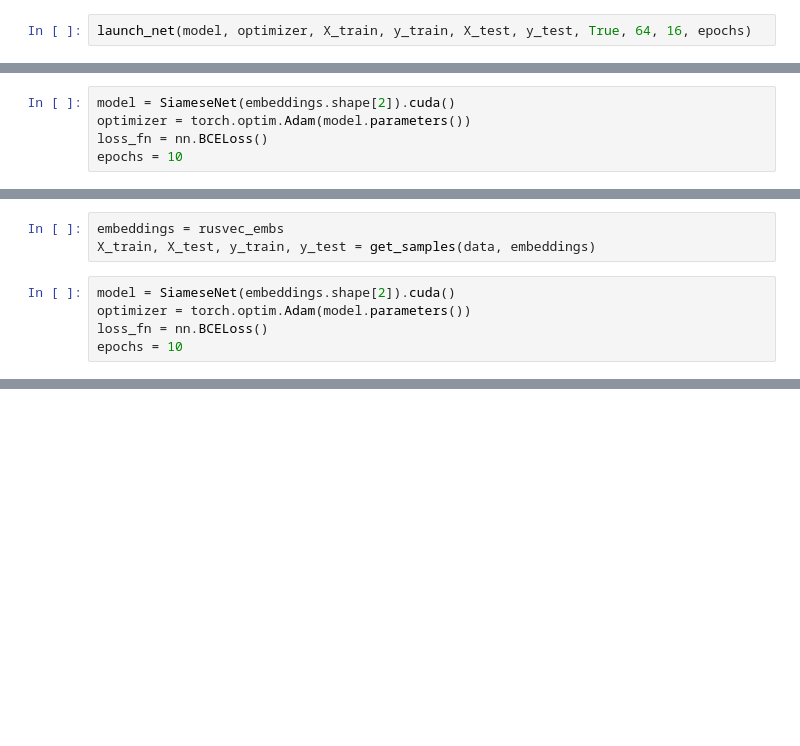
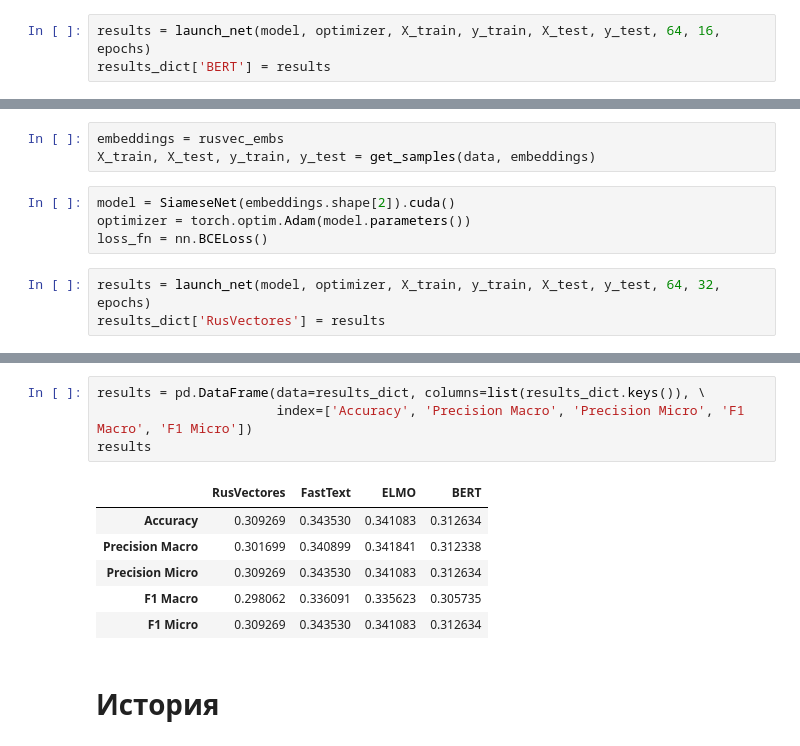
Before and after one commit to apugachev/Diploma-2019, a Jupyter notebook: Siamese Net/Approach Siamese.ipynb, the cells around one changed output, grey strips where cells are left out. Drawn from its saved outputs; the diff is of its cells as text; blank space fills up the shorter version.

```diff
--- a/Siamese Net/Approach Siamese.ipynb
+++ b/Siamese Net/Approach Siamese.ipynb
@@ -374,3 +312,4 @@ epochs = 10
 # %%
-launch_net(model, optimizer, X_train, y_train, X_test, y_test, True, 64, 16, epochs)
+results = launch_net(model, optimizer, X_train, y_train, X_test, y_test, 64, 16, epochs)
+results_dict['BERT'] = results
 # %% [output]
@@ -388,5 +322,0 @@ X_train, X_test, y_train, y_test = get_samples(data, embeddings)
-# %%
-model = SiameseNet(embeddings.shape[2]).cuda()
-optimizer = torch.optim.Adam(model.parameters())
-loss_fn = nn.BCELoss()
-epochs = 10
@@ -410,4 +329,6 @@ X_train, X_test, y_train, y_test = get_samples(data, embeddings)
 model = SiameseNet(embeddings.shape[2]).cuda()
 optimizer = torch.optim.Adam(model.parameters())
 loss_fn = nn.BCELoss()
-epochs = 10
+# %%
+results = launch_net(model, optimizer, X_train, y_train, X_test, y_test, 64, 32, epochs)
+results_dict['RusVectores'] = results
@@ -413,0 +343,13 @@ epochs = 10
+# %%
+results = pd.DataFrame(data=results_dict, columns=list(results_dict.keys()), \
+                       index=['Accuracy', 'Precision Macro', 'Precision Micro', 'F1 Macro', 'F1 Micro'])
+results
+# %% [output]
+|  | RusVectores | FastText | ELMO | BERT |
+| Accuracy | 0.309269 | 0.343530 | 0.341083 | 0.312634 |
+| Precision Macro | 0.301699 | 0.340899 | 0.341841 | 0.312338 |
+| Precision Micro | 0.309269 | 0.343530 | 0.341083 | 0.312634 |
+| F1 Macro | 0.298062 | 0.336091 | 0.335623 | 0.305735 |
+| F1 Micro | 0.309269 | 0.343530 | 0.341083 | 0.312634 |
+# %% [markdown]
+# История
```
Also changed, not shown: parts of 95 cells of this notebook, 19 other files.
